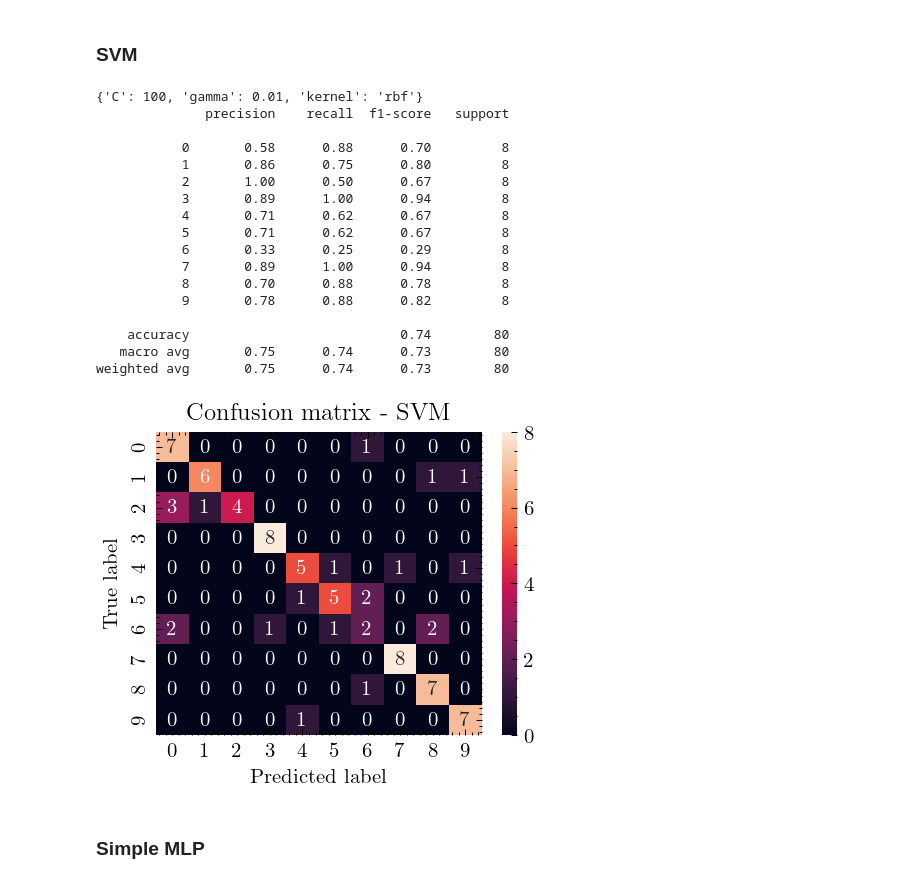
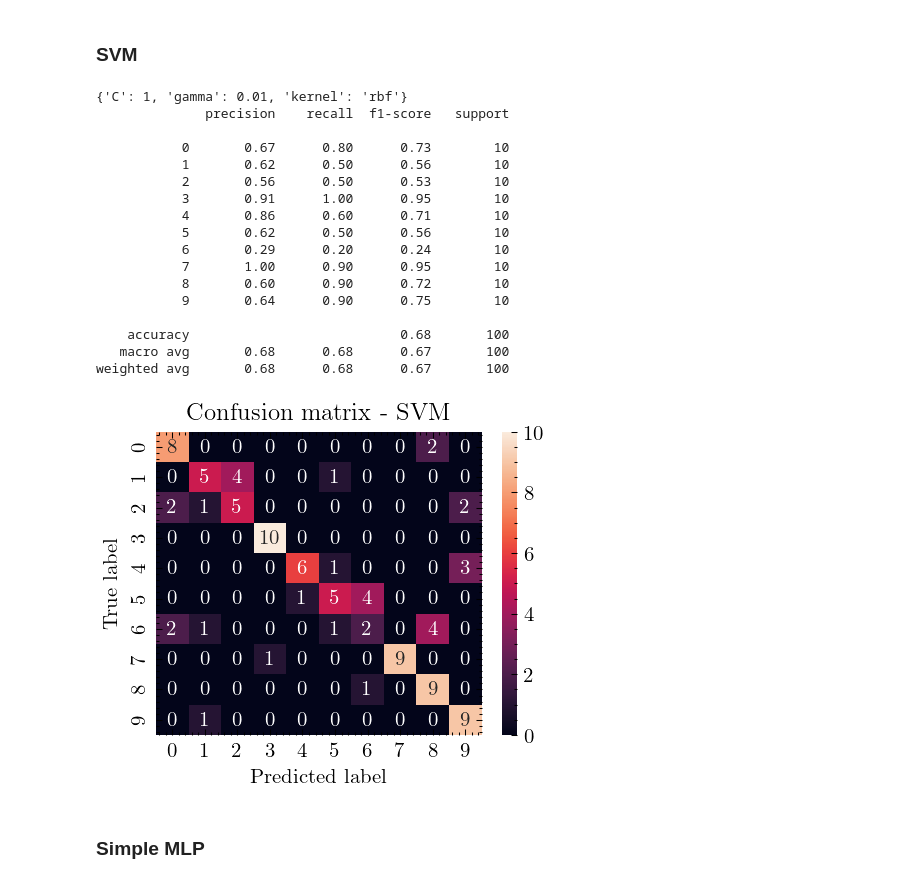
Before and after one commit to FilippoUslenghi/audio-pattern, a Jupyter notebook: project.ipynb, the cells around one changed output. Cells and saved outputs as stored; diff of their text form; code cells hidden in the pictures.

```diff
--- a/project.ipynb
+++ b/project.ipynb
@@ -385,7 +385,7 @@ from sklearn.model_selection import train_test_split
 X = features
 y = df["class"].to_numpy()
 X_train, X_test, y_train, y_test = train_test_split(
-    X, y, test_size=0.2, random_state=SEED, stratify=y
+    X, y, test_size=0.25, random_state=SEED, stratify=y
 )
 # %% [markdown]
 ### Dummy classifier
@@ -530,47 +542,53 @@ weighted avg       0.64      0.64      0.63        80
 # %%
 from sklearn.svm import SVC
 from sklearn.model_selection import GridSearchCV
 
 param_grid = {
     "C": [0.01, 0.1, 1, 10, 100],
     "gamma": [0.01, 0.1, 1, 10, 100],
     "kernel": ["rbf", "poly", "sigmoid"],
 }
 
 grid_search = GridSearchCV(SVC(), param_grid, refit=True, cv=5)
 grid_search.fit(X_train, y_train)
 print(grid_search.best_params_)
 
 y_pred = grid_search.predict(X_test)
+clf_report = classification_report(y_test, y_pred, output_dict=True)
+svm_acc = round(clf_report["accuracy"], 2)
+svm_f1 = round(clf_report["macro avg"]["f1-score"], 2)
+svm_precision = round(clf_report["macro avg"]["precision"], 2)
+svm_recall = round(clf_report["macro avg"]["recall"], 2)
+svm_class_f1 = [round(clf_report[str(c)]["f1-score"], 2) for c in range(0, 10)]
 print(classification_report(y_test, y_pred))
 
 plt.figure(dpi=150)
 sns.heatmap(confusion_matrix(y_test, y_pred), annot=True)
 plt.xlabel("Predicted label")
 plt.ylabel("True label")
 plt.title("Confusion matrix - SVM")
 os.makedirs("images", exist_ok=True)
 plt.savefig(os.path.join("images", "confusion_matrix_svm.png"), dpi=150)
 plt.show()
 # %% [output]
-{'C': 100, 'gamma': 0.01, 'kernel': 'rbf'}
+{'C': 1, 'gamma': 0.01, 'kernel': 'rbf'}
               precision    recall  f1-score   support
 
-           0       0.58      0.88      0.70         8
-           1       0.86      0.75      0.80         8
-           2       1.00      0.50      0.67         8
-           3       0.89      1.00      0.94         8
-           4       0.71      0.62      0.67         8
-           5       0.71      0.62      0.67         8
-           6       0.33      0.25      0.29         8
-           7       0.89      1.00      0.94         8
-           8       0.70      0.88      0.78         8
-           9       0.78      0.88      0.82         8
+           0       0.67      0.80      0.73        10
+           1       0.62      0.50      0.56        10
+           2       0.56      0.50      0.53        10
+           3       0.91      1.00      0.95        10
+           4       0.86      0.60      0.71        10
+           5       0.62      0.50      0.56        10
+           6       0.29      0.20      0.24        10
+           7       1.00      0.90      0.95        10
+           8       0.60      0.90      0.72        10
+           9       0.64      0.90      0.75        10
 
-    accuracy                           0.74        80
-   macro avg       0.75      0.74      0.73        80
-weighted avg       0.75      0.74      0.73        80
+    accuracy                           0.68       100
+   macro avg       0.68      0.68      0.67       100
+weighted avg       0.68      0.68      0.67       100
-[figure, old version]
+[figure, new version]
 # %% [markdown]
 ### Simple MLP
 # %%
```
Also changed, not shown: parts of 10 cells of this notebook, 15 other files.
